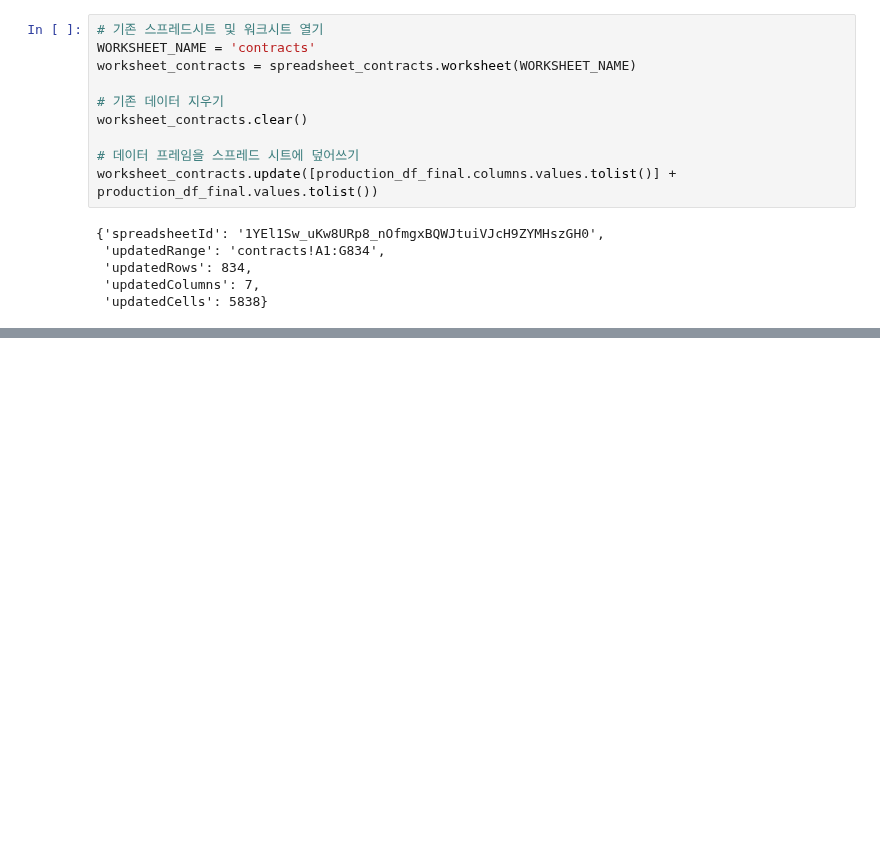
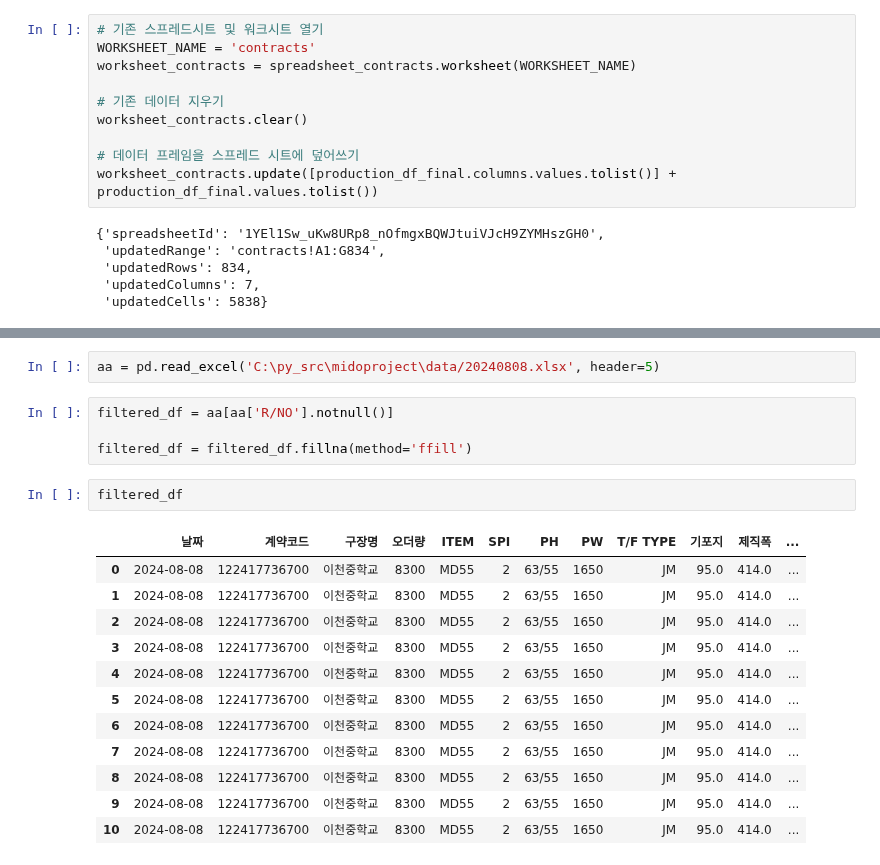
Before and after one commit to kkwann/mido_project, a Jupyter notebook: 00.BigQuery_Sheets.ipynb, the cells around one changed output, grey strips where cells are left out. Saved outputs shown, nothing was run; the diff lists cells and outputs as text; blank space fills up the shorter version.

```diff
--- a/00.BigQuery_Sheets.ipynb
+++ b/00.BigQuery_Sheets.ipynb
@@ -326,0 +504,21 @@ worksheet_contracts.update([production_df_final.columns.values.tolist()] + produ
+# %%
+aa = pd.read_excel('C:\py_src\midoproject\data/20240808.xlsx', header=5)
+# %%
+filtered_df = aa[aa['R/NO'].notnull()]
+
+filtered_df = filtered_df.fillna(method='ffill')
+# %%
+filtered_df
+# %% [output]
+|  | 날짜 | 계약코드 | 구장명 | 오더량 | ITEM | SPI | PH | PW | T/F TYPE | 기포지 | 제직폭 | ... |
+| 0 | 2024-08-08 | 122417736700 | 이천중학교 | 8300 | MD55 | 2 | 63/55 | 1650 | JM | 95.0 | 414.0 | ... |
+| 1 | 2024-08-08 | 122417736700 | 이천중학교 | 8300 | MD55 | 2 | 63/55 | 1650 | JM | 95.0 | 414.0 | ... |
+| 2 | 2024-08-08 | 122417736700 | 이천중학교 | 8300 | MD55 | 2 | 63/55 | 1650 | JM | 95.0 | 414.0 | ... |
+| 3 | 2024-08-08 | 122417736700 | 이천중학교 | 8300 | MD55 | 2 | 63/55 | 1650 | JM | 95.0 | 414.0 | ... |
+| 4 | 2024-08-08 | 122417736700 | 이천중학교 | 8300 | MD55 | 2 | 63/55 | 1650 | JM | 95.0 | 414.0 | ... |
+| 5 | 2024-08-08 | 122417736700 | 이천중학교 | 8300 | MD55 | 2 | 63/55 | 1650 | JM | 95.0 | 414.0 | ... |
+| 6 | 2024-08-08 | 122417736700 | 이천중학교 | 8300 | MD55 | 2 | 63/55 | 1650 | JM | 95.0 | 414.0 | ... |
+| 7 | 2024-08-08 | 122417736700 | 이천중학교 | 8300 | MD55 | 2 | 63/55 | 1650 | JM | 95.0 | 414.0 | ... |
+| 8 | 2024-08-08 | 122417736700 | 이천중학교 | 8300 | MD55 | 2 | 63/55 | 1650 | JM | 95.0 | 414.0 | ... |
+| 9 | 2024-08-08 | 122417736700 | 이천중학교 | 8300 | MD55 | 2 | 63/55 | 1650 | JM | 95.0 | 414.0 | ... |
+| 10 | 2024-08-08 | 122417736700 | 이천중학교 | 8300 | MD55 | 2 | 63/55 | 1650 | JM | 95.0 | 414.0 | ... |
```
Also changed, not shown: parts of 24 cells of this notebook, 1 other file.
